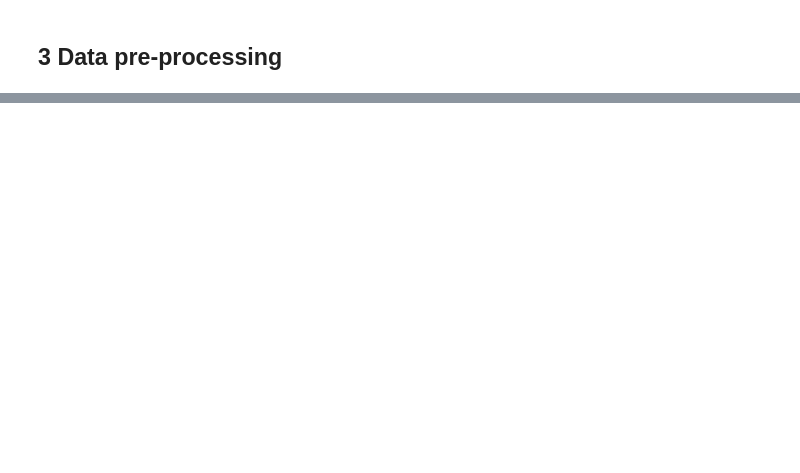
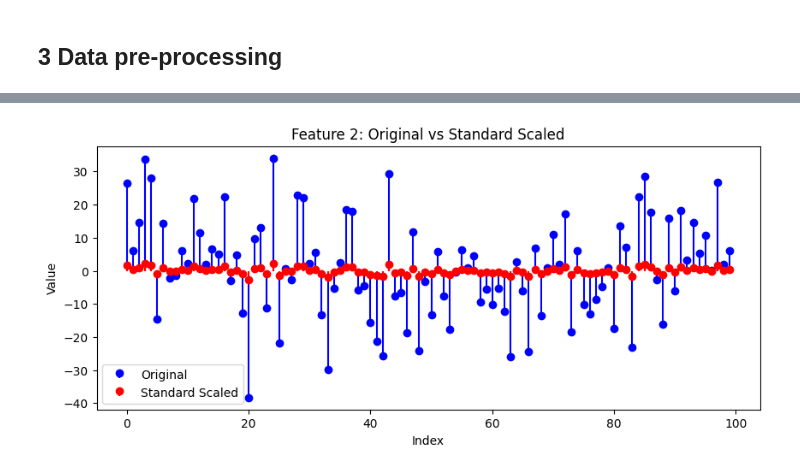
Before and after one commit to msboralugoda/Pattern-Recognition, a Jupyter notebook: EN3150_Assignment1.ipynb, the cells around one changed output, grey strips where cells are left out. Saved outputs shown, nothing was run; the diff lists cells and outputs as text; code cells hidden in the pictures; blank space fills up the shorter version.

```diff
--- a/EN3150_Assignment1.ipynb
+++ b/EN3150_Assignment1.ipynb
@@ -161,0 +243,25 @@ plt.show()
+# %%
+import numpy as np
+import matplotlib.pyplot as plt
+from sklearn.preprocessing import StandardScaler
+
+# Generate Feature 2
+signal_length = 100
+np.random.seed(0)
+f2 = np.random.normal(0, 15, signal_length)
+
+# Apply StandardScaler
+scaler = StandardScaler()
+f2_scaled = scaler.fit_transform(f2.reshape(-1, 1)).ravel()
+
+# Plot original vs scaled
+plt.figure(figsize=(10,4))
+plt.stem(f2, linefmt='b-', markerfmt='bo', basefmt=' ', label="Original")
+plt.stem(f2_scaled, linefmt='r-', markerfmt='ro', basefmt=' ', label="Standard Scaled")
+plt.title("Feature 2: Original vs Standard Scaled")
+plt.xlabel("Index")
+plt.ylabel("Value")
+plt.legend()
+plt.show()
+# %% [output]
+[figure, added]
```
Also changed, not shown: parts of 16 cells of this notebook.
